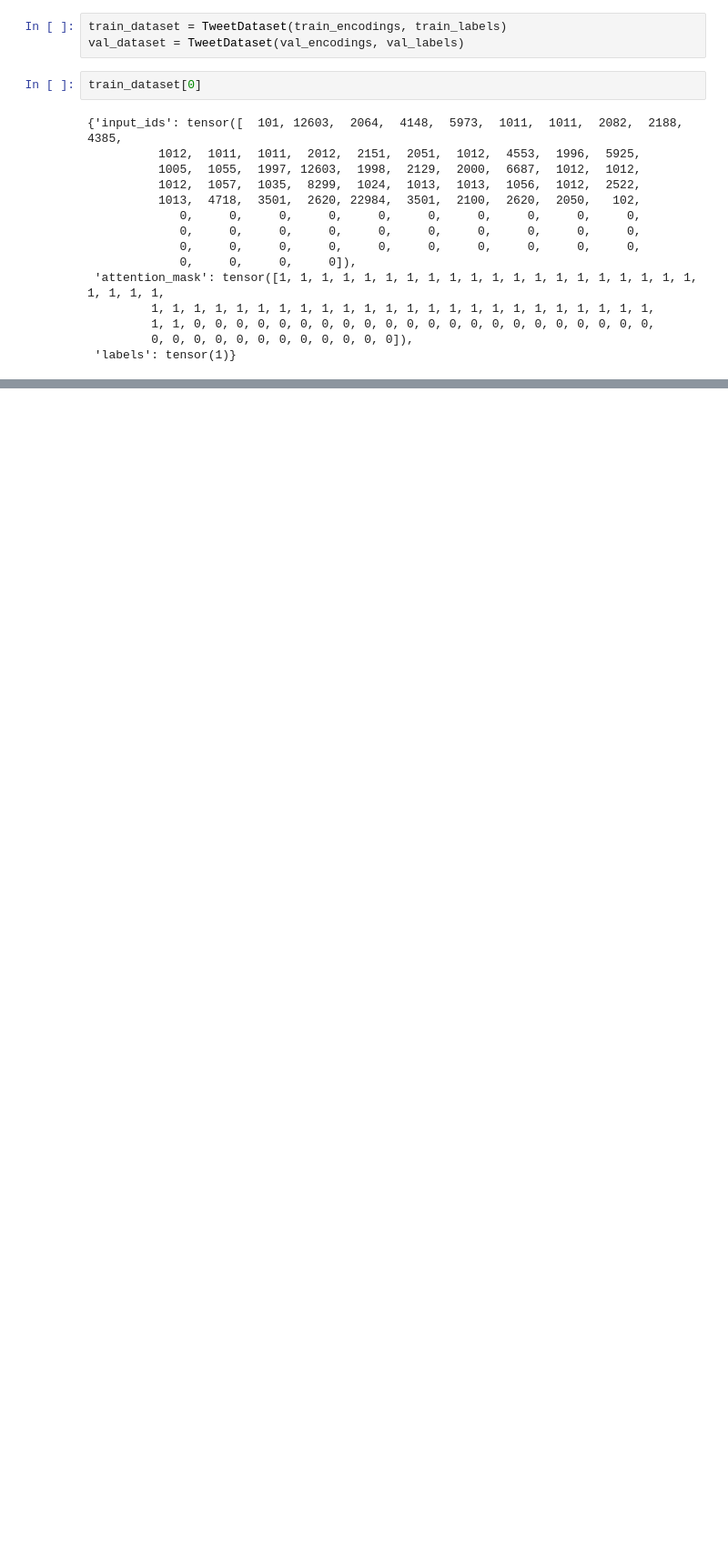
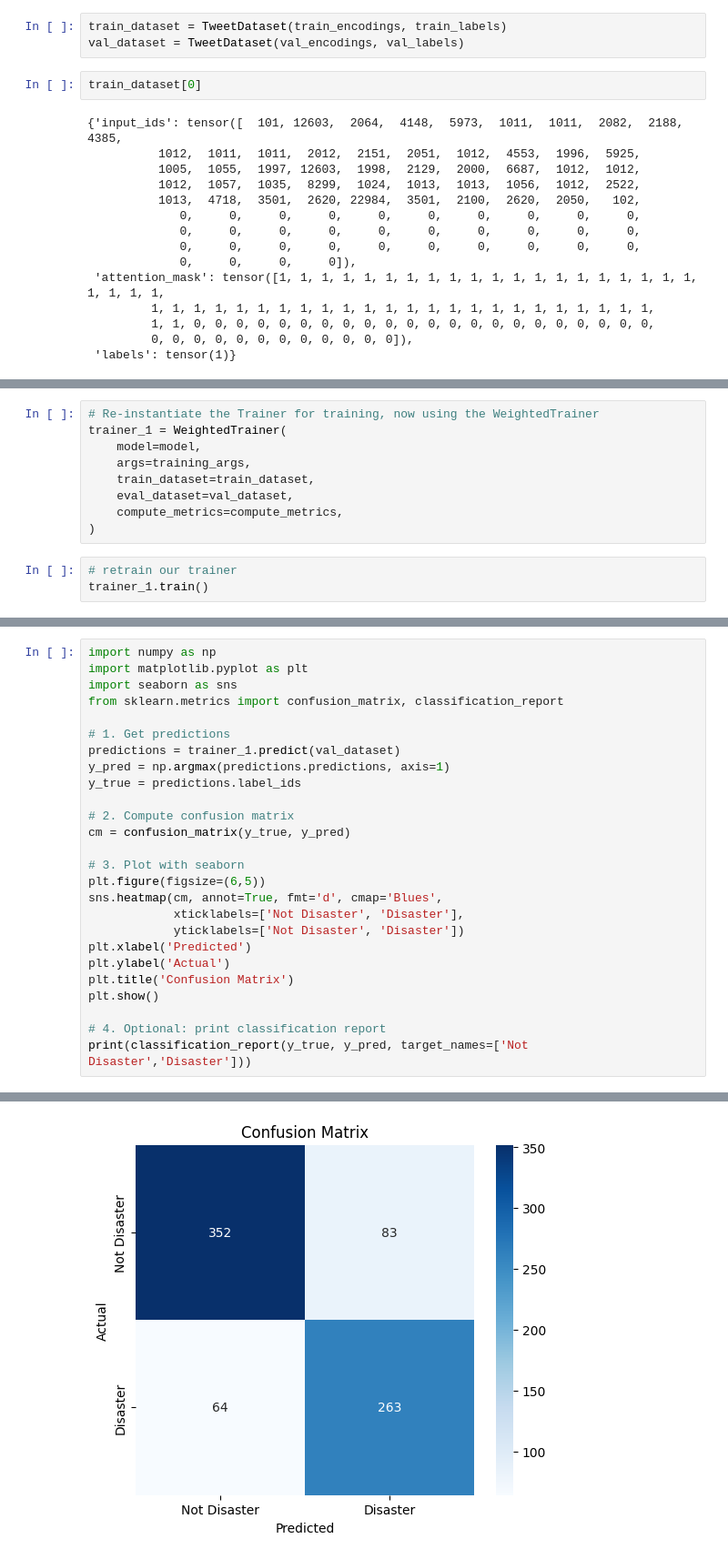
Before and after one commit to Doyinakinloye/Disaster-Tweet-Classification-Project, a Jupyter notebook: Disaster_tweet_classification_with_distillbert.ipynb, the cells around one changed output, grey strips where cells are left out. Shown at 91% size. Cells and saved outputs as stored; diff of their text form; blank space fills up the shorter version.

```diff
--- a/Disaster_tweet_classification_with_distillbert.ipynb
+++ b/Disaster_tweet_classification_with_distillbert.ipynb
@@ -240,0 +352,12 @@ trainer.evaluate()
+# %%
+# Re-instantiate the Trainer for training, now using the WeightedTrainer
+trainer_1 = WeightedTrainer(
+    model=model,
+    args=training_args,
+    train_dataset=train_dataset,
+    eval_dataset=val_dataset,
+    compute_metrics=compute_metrics,
+)
+# %%
+# retrain our trainer
+trainer_1.train()
@@ -240,0 +380,27 @@ trainer.evaluate()
+# %%
+import numpy as np
+import matplotlib.pyplot as plt
+import seaborn as sns
+from sklearn.metrics import confusion_matrix, classification_report
+
+# 1. Get predictions
+predictions = trainer_1.predict(val_dataset)
+y_pred = np.argmax(predictions.predictions, axis=1)
+y_true = predictions.label_ids
+
+# 2. Compute confusion matrix
+cm = confusion_matrix(y_true, y_pred)
+
+# 3. Plot with seaborn
+plt.figure(figsize=(6,5))
+sns.heatmap(cm, annot=True, fmt='d', cmap='Blues',
+            xticklabels=['Not Disaster', 'Disaster'],
+            yticklabels=['Not Disaster', 'Disaster'])
+plt.xlabel('Predicted')
+plt.ylabel('Actual')
+plt.title('Confusion Matrix')
+plt.show()
+
+# 4. Optional: print classification report
+print(classification_report(y_true, y_pred, target_names=['Not Disaster','Disaster']))
+# %% [output]
@@ -240,0 +408 @@ trainer.evaluate()
+[figure, added]
```
Also changed, not shown: parts of 25 cells of this notebook.
